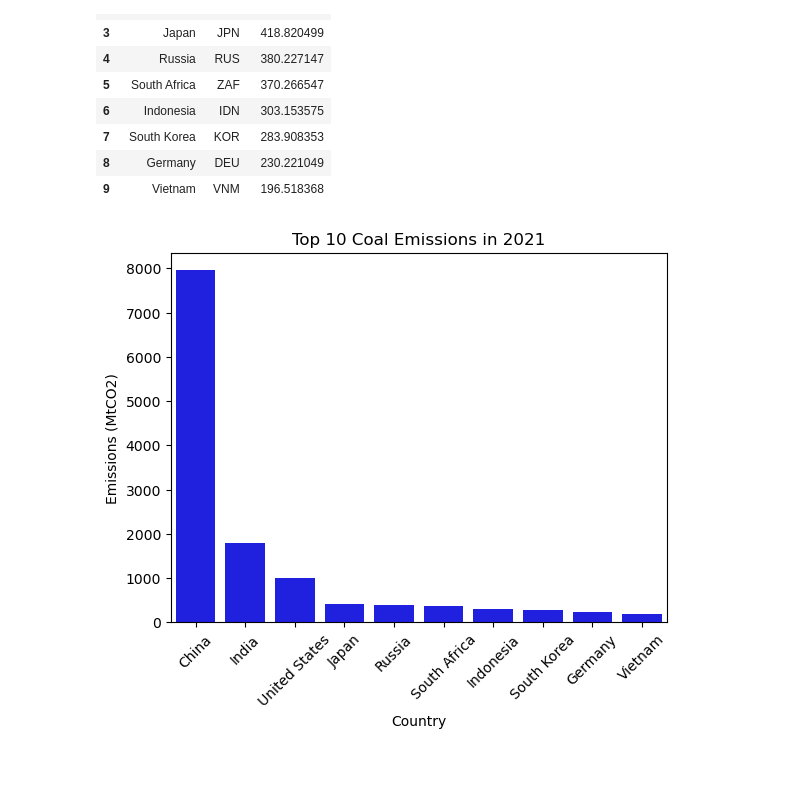
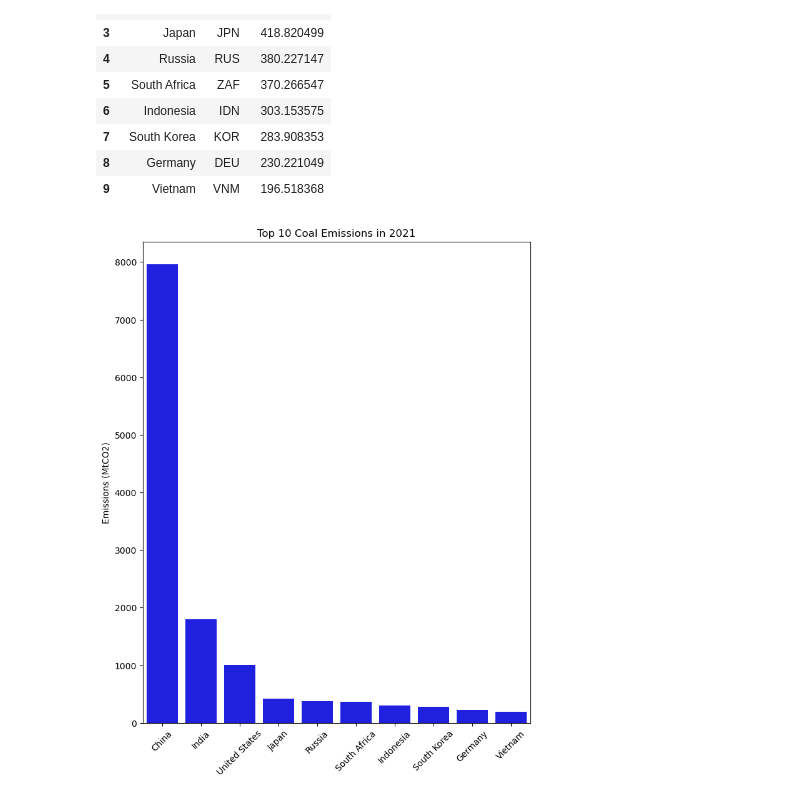
Before and after one commit to ddaniel2024/Project-3, a Jupyter notebook: notebook.ipynb, the cells around one changed output. Drawn from its saved outputs; the diff is of its cells as text; code cells hidden in the pictures; blank space fills up the shorter version.

Commit message:
barplot saves to output folder, at appropriate size

```diff
--- a/notebook.ipynb
+++ b/notebook.ipynb
@@ -378,19 +378,23 @@ top10_df
 | 8 | Germany | DEU | 230.221049 |
 | 9 | Vietnam | VNM | 196.518368 |
 # %%
+plt.figure(figsize=(8,10))
+
 barplot = sns.barplot(x = top10_df["Country"],
                       y = top10_df[emission_type],
                       color="b")
 
-barplot.set(ylabel = "Emissions (MtCO2)")
+barplot.set(xlabel="", ylabel = "Emissions (MtCO2)")
 
 barplot.set(title=f'Top 10 {emission_type} Emissions in {year}')
 
 barplot.set_xticklabels(labels = top10_df["Country"], rotation=45)
 
+plt.savefig(f'output/top10_{emission_type.lower()}_emissions_{year}.png', dpi=100)
+
 plt.show()
 # %% [output]
-[figure, old version]
+[figure, new version]
 # %%
 with open("output/data.json", "w", encoding="utf8") as output:
     output.write(json.dumps({"emissions" : emissions_parsed,
```
